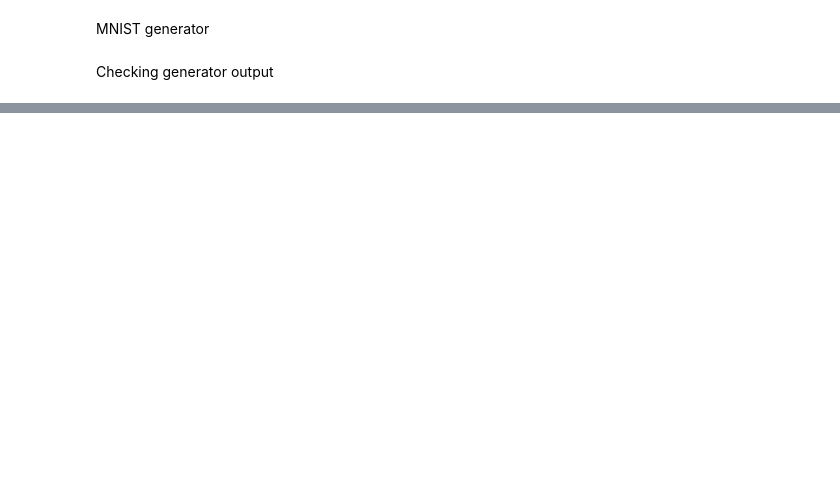
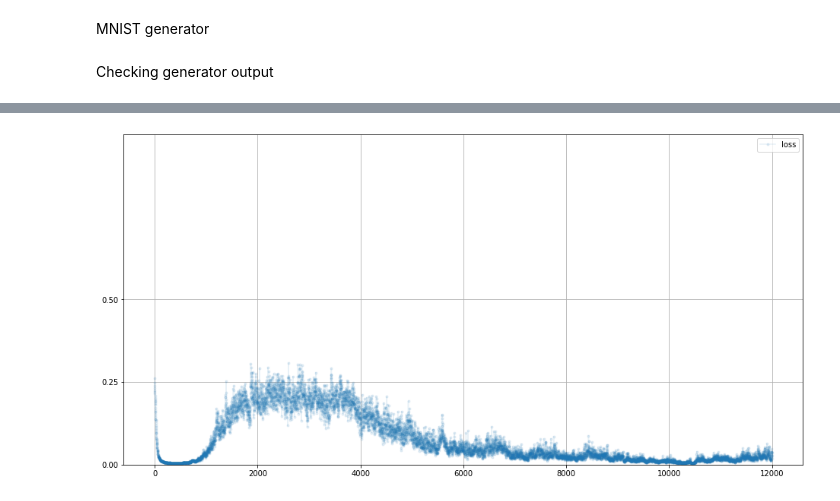
Before and after one commit to Azuremis/make_your_first_gan_with_pytorch, a Jupyter notebook: handwritten_digits.ipynb, the cells around one changed output, grey strips where cells are left out. Saved outputs shown, nothing was run; the diff lists cells and outputs as text; code cells hidden in the pictures; blank space fills up the shorter version.

Commit message:
Setup training

```diff
--- a/handwritten_digits.ipynb
+++ b/handwritten_digits.ipynb
@@ -228,0 +231,19 @@ plt.imshow(img, interpolation="none", cmap="Blues")
+# %%
+%%time
+
+# create discriminator and generator
+Dis = Discriminator()
+Gen = Generator()
+
+# train discriminator and generator
+
+for label, image_data_tensor, target_tensor in mnist_dataset:
+
+    # train the discriminator on real data
+    Dis.train(image_data_tensor, torch.FloatTensor([1.0]))
+
+    # train the discriminator on false data, use detach() so gradients in Gen are not calculated
+    Dis.train(Gen.forward(generate_random(1)).detach(), torch.FloatTensor([0.0]))
+
+    # train the generator
+    Gen.train(Dis, generate_random(1), torch.FloatTensor([1.0]))
@@ -228,0 +265,5 @@ plt.imshow(img, interpolation="none", cmap="Blues")
+# %%
+# plot discriminator loss
+Dis.plot_progress()
+# %% [output]
+[figure, added]
```
Also changed, not shown: parts of 10 cells of this notebook.
